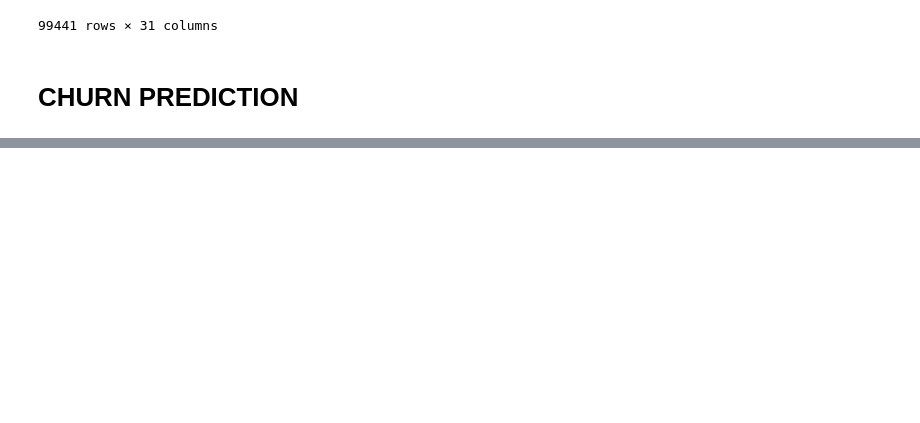
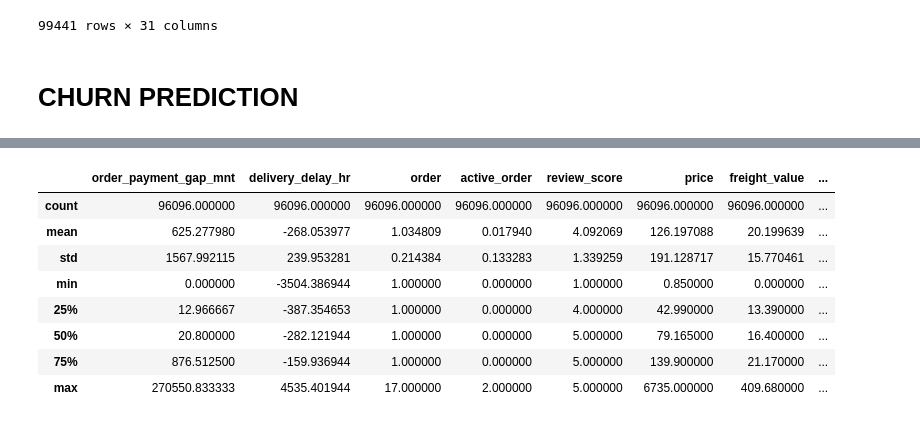
Before and after one commit to stevanus1997/final_project_alpha, a Jupyter notebook: brazillian_olist.ipynb, the cells around one changed output, grey strips where cells are left out. Saved outputs shown, nothing was run; the diff lists cells and outputs as text; code cells hidden in the pictures; blank space fills up the shorter version.

```diff
--- a/brazillian_olist.ipynb
+++ b/brazillian_olist.ipynb
@@ -534,0 +1227,13 @@ olist_new
+# %%
+# Descriptive Statistics - Numerical Data
+olist_new2.describe()
+# %% [output]
+|  | order_payment_gap_mnt | delivery_delay_hr | order | active_order | review_score | price | freight_value | ... |
+| count | 96096.000000 | 96096.000000 | 96096.000000 | 96096.000000 | 96096.000000 | 96096.000000 | 96096.000000 | ... |
+| mean | 625.277980 | -268.053977 | 1.034809 | 0.017940 | 4.092069 | 126.197088 | 20.199639 | ... |
+| std | 1567.992115 | 239.953281 | 0.214384 | 0.133283 | 1.339259 | 191.128717 | 15.770461 | ... |
+| min | 0.000000 | -3504.386944 | 1.000000 | 0.000000 | 1.000000 | 0.850000 | 0.000000 | ... |
+| 25% | 12.966667 | -387.354653 | 1.000000 | 0.000000 | 4.000000 | 42.990000 | 13.390000 | ... |
+| 50% | 20.800000 | -282.121944 | 1.000000 | 0.000000 | 5.000000 | 79.165000 | 16.400000 | ... |
+| 75% | 876.512500 | -159.936944 | 1.000000 | 0.000000 | 5.000000 | 139.900000 | 21.170000 | ... |
+| max | 270550.833333 | 4535.401944 | 17.000000 | 2.000000 | 5.000000 | 6735.000000 | 409.680000 | ... |
```
Also changed, not shown: parts of 74 cells of this notebook.
